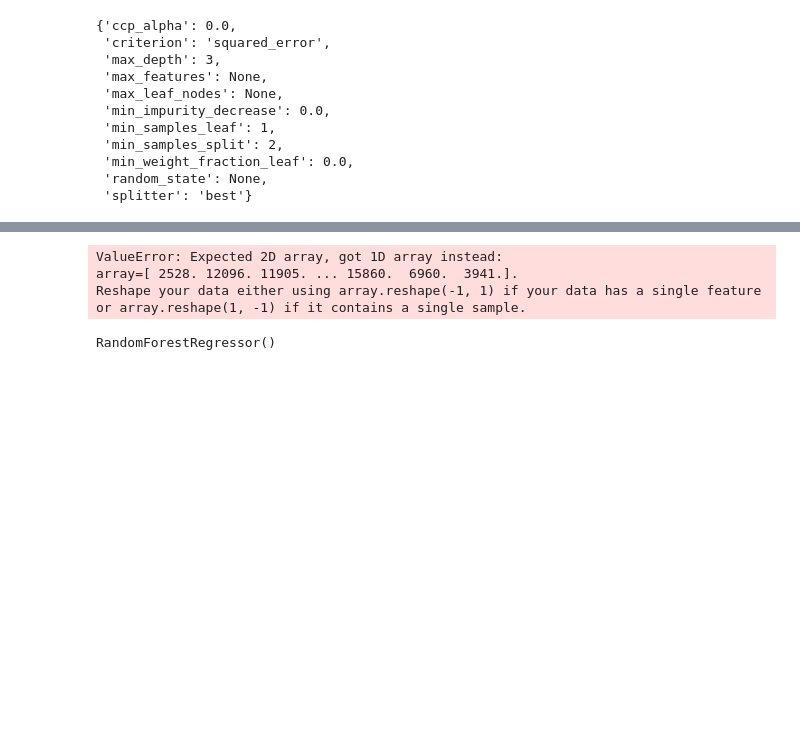
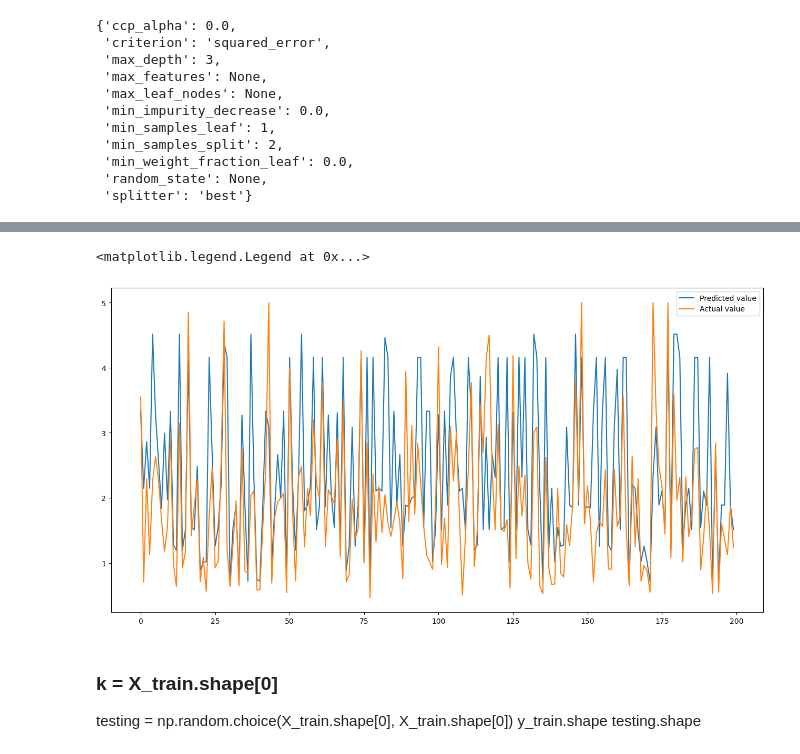
Before and after one commit to Elicit3495/MachineLearningProject22, a Jupyter notebook: Untitled4.ipynb, the cells around one changed output, grey strips where cells are left out. Drawn from its saved outputs; the diff is of its cells as text; code cells hidden in the pictures; blank space fills up the shorter version.

```diff
--- a/Untitled4.ipynb
+++ b/Untitled4.ipynb
@@ -76,0 +66,5 @@ testing.shape
+# %%
+model_test = DecisionTreeRegressor(max_depth=6, min_samples_leaf=3, min_samples_split=2)
+# %%
+model_test.fit(X_train, y_train)
+y_pred = model_test.predict(X_test)
@@ -77,3 +87,18 @@ testing.shape
+# %%
+test = pd.DataFrame({'Predicted value':y_pred, 'Actual value':y_test})
+fig= plt.figure(figsize=(16,8))
+test = test.reset_index()
+test = test.drop(['index'], axis=1)
+plt.plot(test[:200])
+plt.legend(['Predicted value','Actual value'])
+# %% [output]
+<matplotlib.legend.Legend at 0x...>
+[figure, added]
+# %% [markdown]
+### k = X_train.shape[0]
+testing = np.random.choice(X_train.shape[0], X_train.shape[0])
+y_train.shape
+testing.shape
 # %%
 def split_(X, y):
     all_models = []
@@ -84,15 +109,9 @@ def split_(X, y):
     return model.fit(X_new, y_new)
 # %%
 split_(X_train, y_train)
-# %% [output]
-ValueError: Expected 2D array, got 1D array instead:
-array=[ 2528. 12096. 11905. ... 15860.  6960.  3941.].
-Reshape your data either using array.reshape(-1, 1) if your data has a single feature or array.reshape(1, -1) if it contains a single sample.
 # %%
 random_forest = RandomForestRegressor()
 random_forest.fit(X_train,y_train)
-# %% [output]
-RandomForestRegressor()
 # %%
 testing = random_forest.predict(X_test)
 # %%
```
Also changed, not shown: parts of 12 cells of this notebook, 1 other file.
